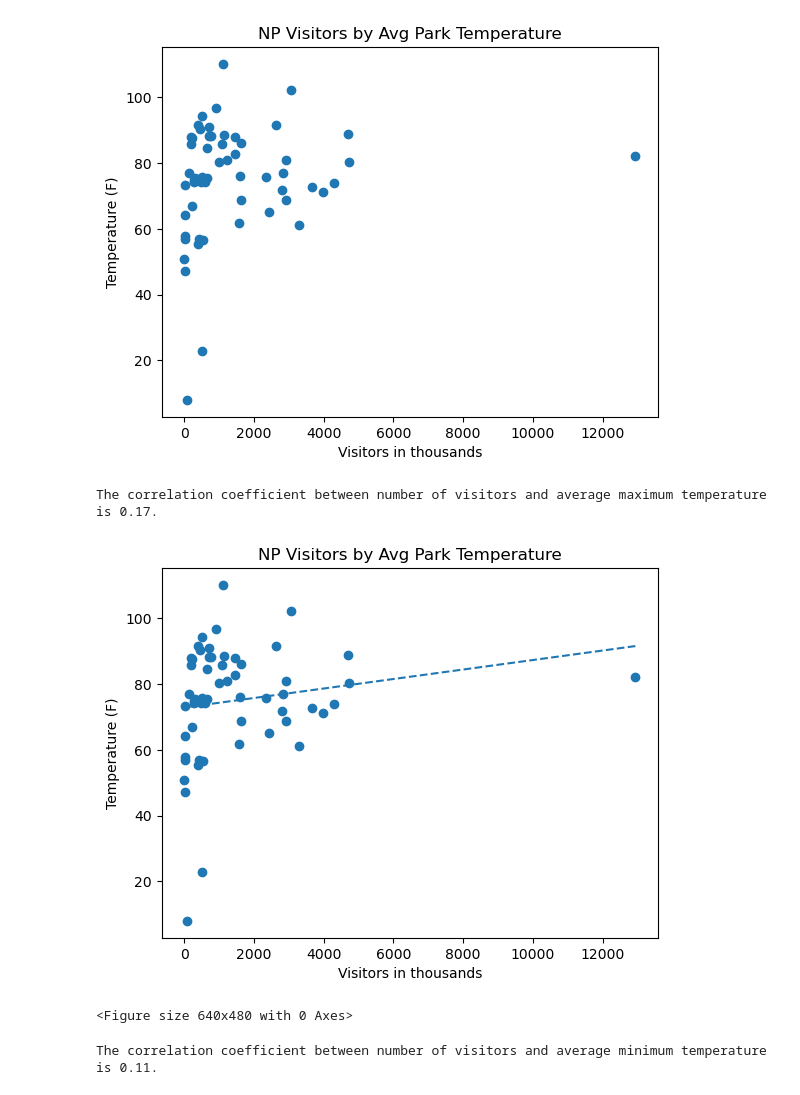
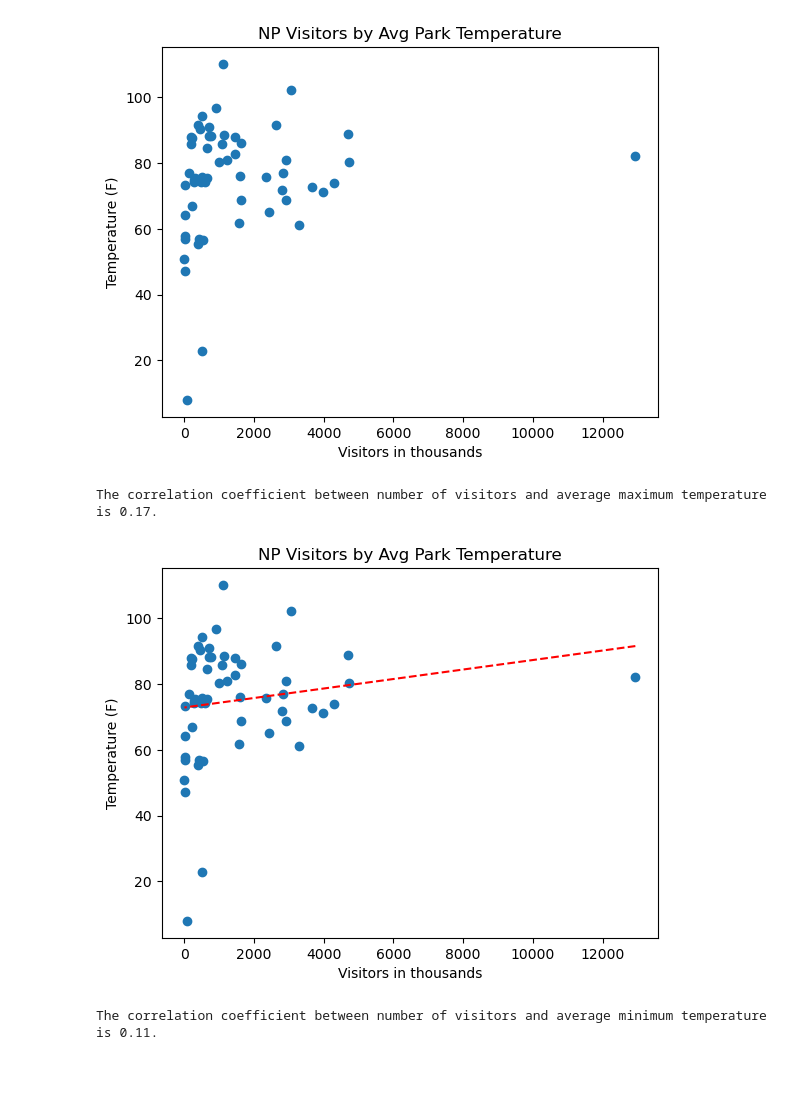
Before and after one commit to JessicaRBailey/Group_CA, a Jupyter notebook: Park_weather/weather.ipynb, the cells around one changed output. Saved outputs shown, nothing was run; the diff lists cells and outputs as text; code cells hidden in the pictures.

Commit message:
final weather notebook and images

```diff
--- a/Park_weather/weather.ipynb
+++ b/Park_weather/weather.ipynb
@@ -120,9 +120,9 @@ combined_park_data_df
 63 rows × 18 columns
 # %%
 weather_prep_data = combined_park_data_df[["Park Name", "Rank", "Visitors", "Percent Of Total", "Full Name", "Latitude", "Longitude", "Weather Info"]]
-weather_data_indexed = weather_prep_data.copy()
-weather_data_indexed["Lat/Lon"] = weather_prep_data["Latitude"].str.cat(weather_prep_data["Longitude"], sep = ", ")
-weather_data_indexed
+weather_data_prepped = weather_prep_data.copy()
+weather_data_prepped["Lat/Lon"] = weather_prep_data["Latitude"].str.cat(weather_prep_data["Longitude"], sep = ", ")
+weather_data_prepped.head()
 # %% [output]
 |  | Park Name | Rank | Visitors | Percent Of Total | Full Name | Latitude | Longitude | Weather Info | Lat/Lon |
 | 0 | Great Smoky Mountains | 1 | 12,937,633 | 14.59% | Great Smoky Mountains National Park | 35.60116374 | -83.50818326 | Elevations in the park range from... | 35.60116374, -83.50818326 |
@@ -142,5 +133,5 @@ weather_data_indexed
 # %%
-#Visual Crossing
+# API to Visual Crossing for weather data from summer of 2022
 import urllib.parse
 
 # Create list of results for all dates for each location
@@ -166,7 +157,7 @@ params = {
     "key":VC_API_key,
     "contentType":"json"
 }
-for park, row in weather_data_indexed.iterrows():
+for park, row in weather_data_prepped.iterrows():
     lat = row["Latitude"]
     lon = row["Longitude"]
     for date in dates:
@@ -259,7 +246,7 @@ park_avgs = pd.DataFrame([avg_tempmin, avg_tempmax, avg_precip, avg_cloudcover])
 park_avgs = park_avgs.transpose()
 # %%
 # Merge park_avgs dataframe with weather_data on lat,lon and show
-final_weather_data = weather_data_indexed.merge(park_avgs, how = "left", on = "Lat/Lon")
+final_weather_data = weather_data_prepped.merge(park_avgs, how = "left", on = "Lat/Lon")
 final_weather_data
 # %% [output]
 |  | Park Name | Rank | Visitors | Percent Of Total | Full Name | Latitude | Longitude | Weather Info | Lat/Lon | ... |
@@ -323,25 +309,25 @@ plt.show()
 # %%
 #Linear regression between Avg Max Temp and Num of Visitors by Park
 
 # Calculate the correlation coefficient
 visitors = visitors_by_thousand["Visitors (k)"]
 max_temp = visitors_by_thousand["Temp Max"]
 print(f"The correlation coefficient between number of visitors and average maximum temperature is {round(st.pearsonr(visitors,max_temp)[0],2)}.")
 
 pe_slope, pe_int, pe_r, pe_p, pe_std_err  = st.linregress(visitors, max_temp)
 pe_fit = pe_slope * visitors + pe_int
 
 plt.scatter(visitors_by_thousand["Visitors (k)"], visitors_by_thousand["Temp Max"])
-plt.plot(visitors,pe_fit,"--")
+plt.plot(visitors,pe_fit,"--",color="r")
 plt.title("NP Visitors by Avg Park Temperature")
 plt.xlabel("Visitors in thousands")
 plt.ylabel("Temperature (F)")
+
+plt.savefig("Images/Avg_Temp_Scatter.png") #dpi:  Higher number increases quality of picture AND size of file.  100 is default, 200 is double. Transparent applies to whether the background is clear or white.
 plt.show()
-plt.savefig('Avg_Temp_Scatter.png', dpi=200, transparent=True) #dpi:  Higher number increases quality of picture AND size of file.  100 is default, 200 is double. Transparent applies to whether the background is clear or white.
 # %% [output]
 The correlation coefficient between number of visitors and average maximum temperature is 0.17.
-[figure, old version]
+[figure, new version]
-<Figure size 640x480 with 0 Axes>
 # %%
 #Linear regression between Avg Min Temp and Num of Visitors by Park
 
```
Also changed, not shown: parts of 13 cells of this notebook, 2 other files.
